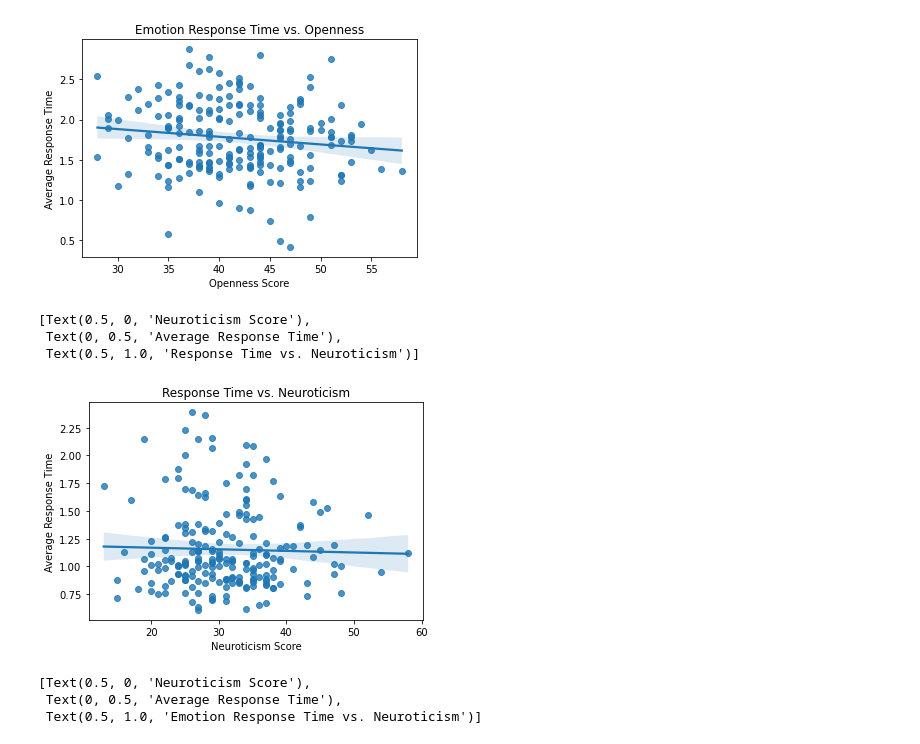
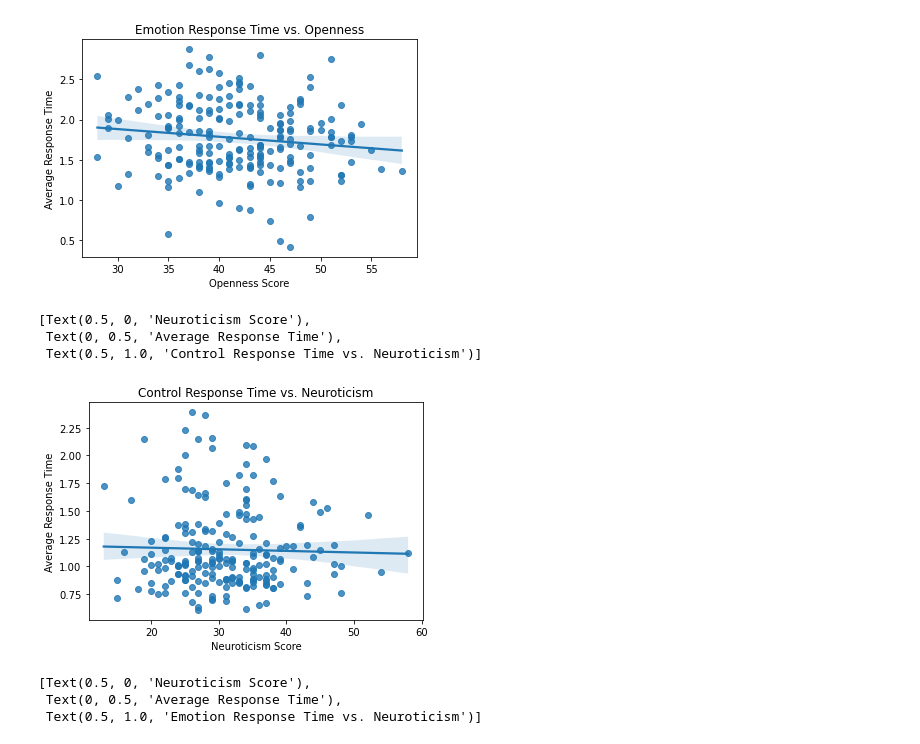
Before and after one commit to LIKarpa/LIKarpa.github.io, a Jupyter notebook: Final Tutorial.ipynb, the cells around one changed output. Drawn from its saved outputs; the diff is of its cells as text; code cells hidden in the pictures.

```diff
--- a/Final Tutorial.ipynb
+++ b/Final Tutorial.ipynb
@@ -560,12 +567,12 @@ p.set(xlabel='Openness Score', ylabel='Average Response Time', title = 'Emotion
 # %%
 # Plots average response time of control trials against neuroticism score with linear regression
 p = sns.regplot(x = N_scores, y = control_avg_resp_time)
-p.set(xlabel='Neuroticism Score', ylabel='Average Response Time', title = 'Response Time vs. Neuroticism')
+p.set(xlabel='Neuroticism Score', ylabel='Average Response Time', title = 'Control Response Time vs. Neuroticism')
 # %% [output]
 [Text(0.5, 0, 'Neuroticism Score'),
  Text(0, 0.5, 'Average Response Time'),
- Text(0.5, 1.0, 'Response Time vs. Neuroticism')]
+ Text(0.5, 1.0, 'Control Response Time vs. Neuroticism')]
-[figure, old version]
+[figure, new version]
 # %%
 # Plots average response time of emotion trials against neuroticism score with linear regression
 p = sns.regplot(x = N_scores, y = emotion_avg_resp_time)
```
Also changed, not shown: parts of 31 cells of this notebook.
